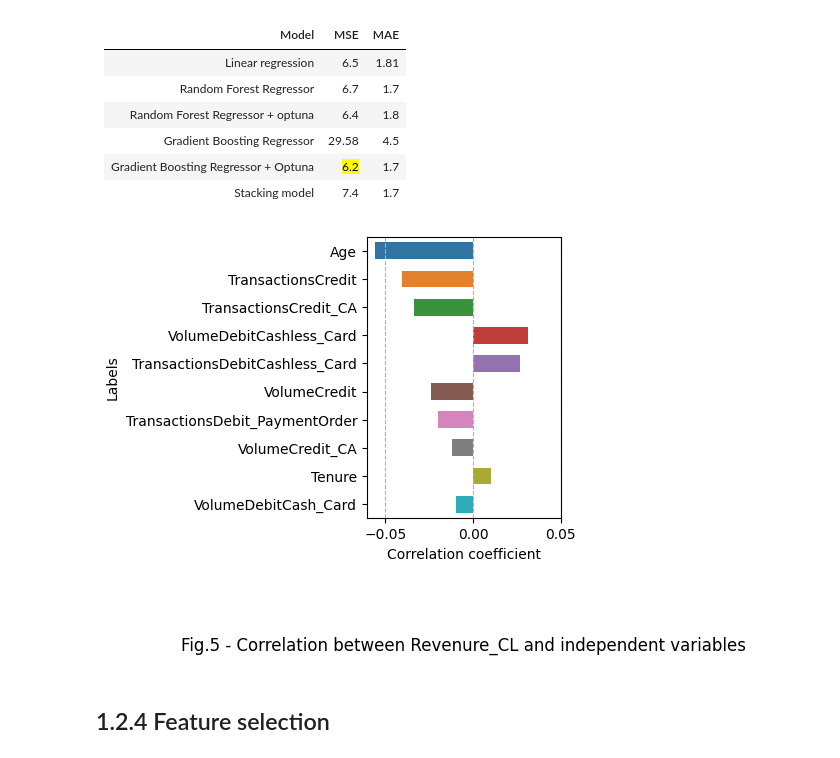
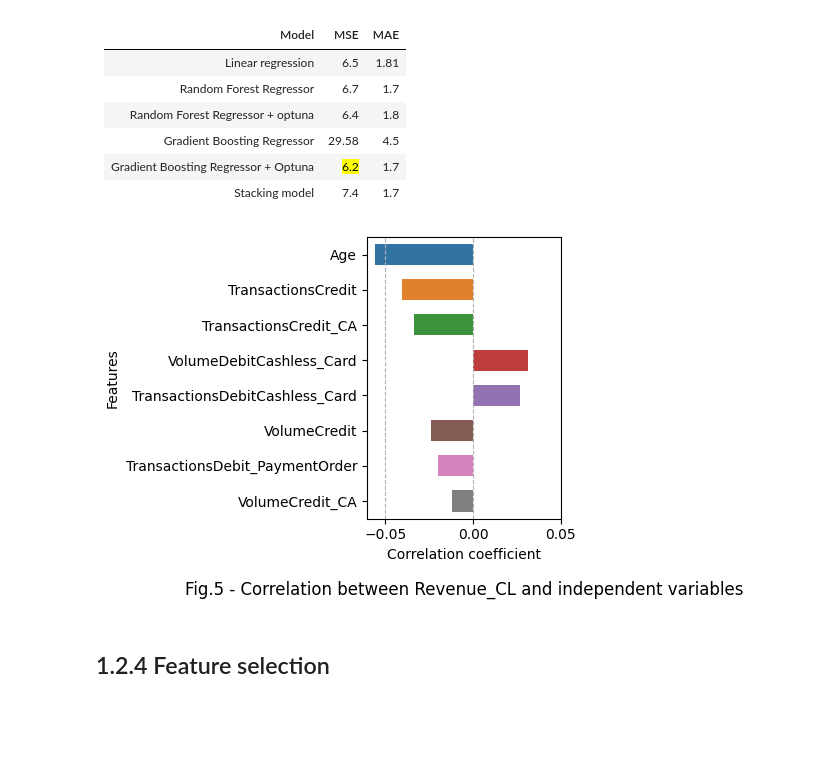
Before and after one commit to Alex1iv/revenue_maximization_strategy, a Jupyter notebook: notebooks/Project.ipynb, the cells around one changed output. Saved outputs shown, nothing was run; the diff lists cells and outputs as text; code cells hidden in the pictures; blank space fills up the shorter version.

```diff
--- a/notebooks/Project.ipynb
+++ b/notebooks/Project.ipynb
@@ -1291,24 +1286,24 @@ with open(full_path, 'wb') as f:
 # %%
 # correlation scores with the dependent variable
 corr_df = data_scaled.corrwith(targets['Revenue_CLoans'], method='pearson')
 corr_df = pd.DataFrame({'corr_value':corr_df})
 
 corr_df.sort_values(by='corr_value', key=abs, ascending=False, inplace=True)#.round(2).to_dict()
 
 fig_id=5
-fig, ax = plt.subplots(figsize=(5, 5))
-hist = sns.barplot(corr_df[:10], x='corr_value' , y=corr_df.index[:10], width=0.6);
+fig, ax = plt.subplots(figsize=(5, 4))
+hist = sns.barplot(corr_df[:8], x='corr_value' , y=corr_df.index[:8], width=0.6);
 
-hist.set(xlabel='Correlation coefficient', ylabel='Labels')
-ax.set_title(f'Fig.{fig_id} - Correlation between Revenue_CL and independent variables', y=-0.5);
+hist.set(xlabel='Correlation coefficient', ylabel='Features')
+ax.set_title(f'Fig.{fig_id} - Correlation between Revenue_CL and independent variables', y=-0.3);
 major_ticks = np.linspace(-0.05, 0.05, 3)
 ax.set_xticks(major_ticks)
 ax.xaxis.grid(linestyle='--')
 plt.tight_layout()
 
 plt.savefig(os.path.join(path_figures + f'fig_{fig_id}.png'))
 # %% [output]
-[figure, old version]
+[figure, new version]
 # %% [markdown]
 ## 1.2.4 Feature selection
 # %%
```
Also changed, not shown: parts of 68 cells of this notebook.
